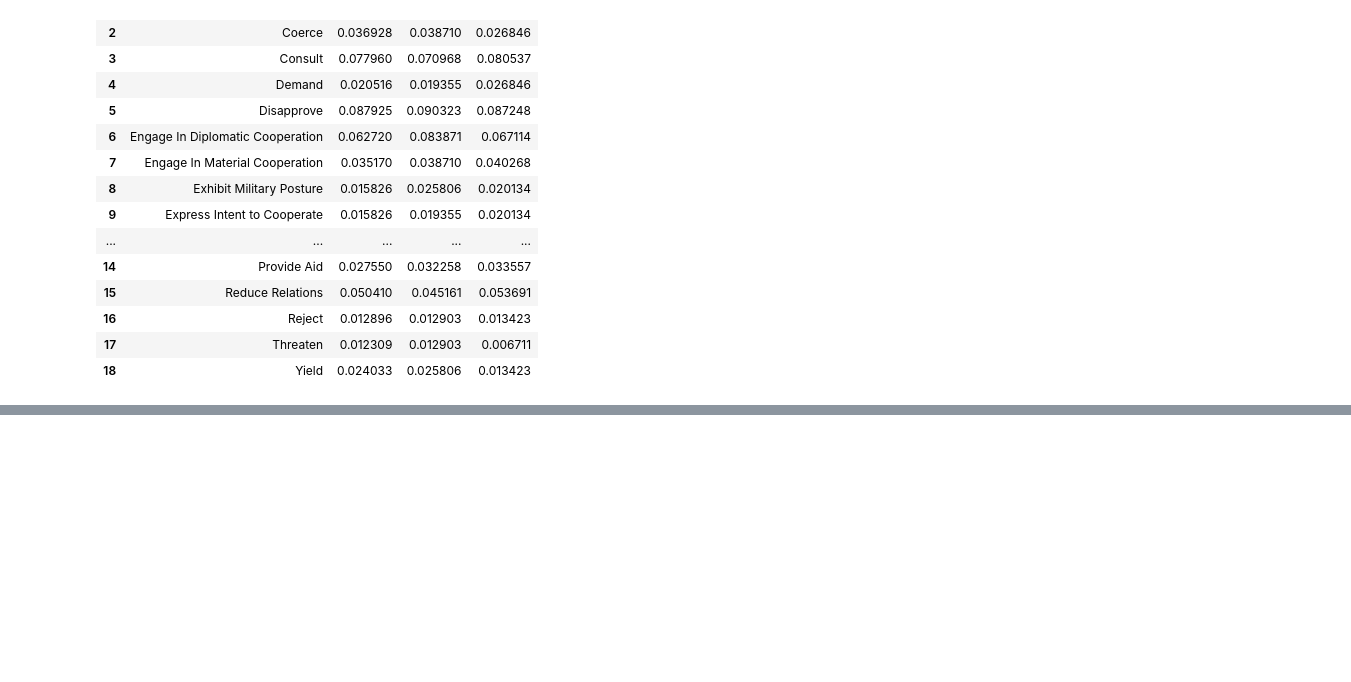
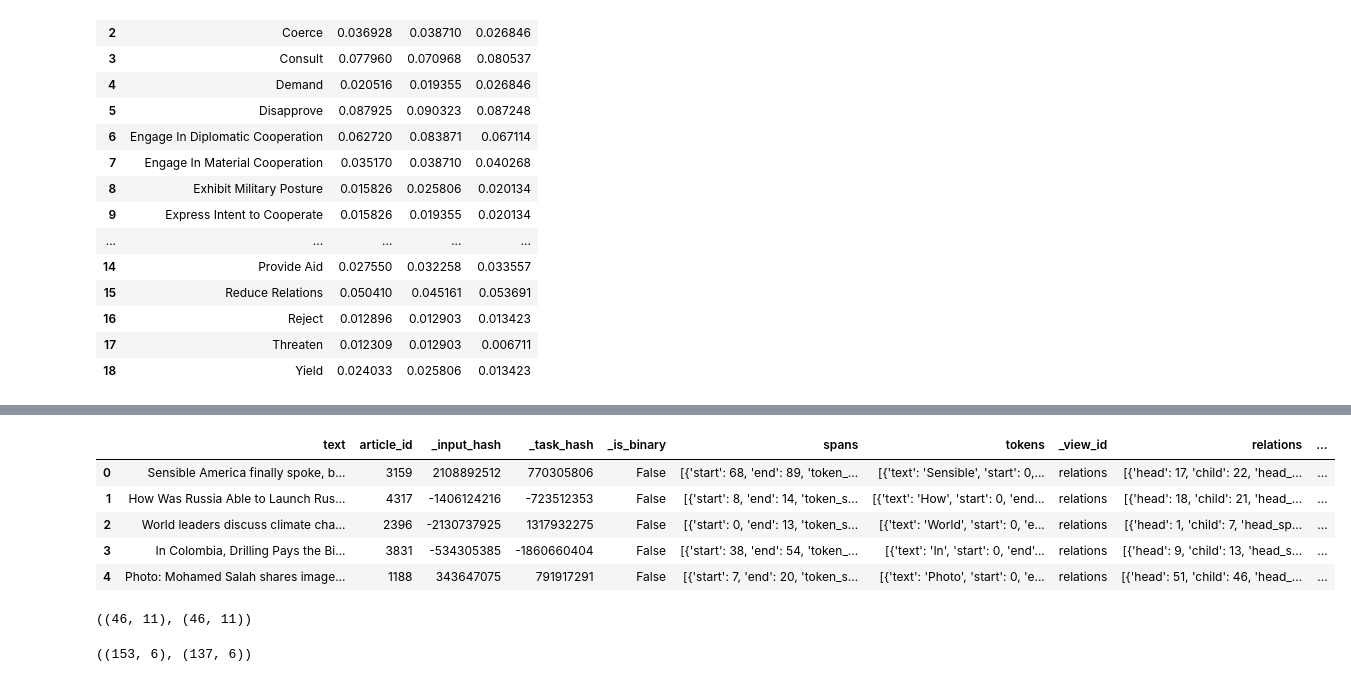
Before and after one commit to valentinwerner1/Thesis_RelationExtraction_PoliticsNews, a Jupyter notebook: data_src/EDA_annotated.ipynb, the cells around one changed output, grey strips where cells are left out. Saved outputs shown, nothing was run; the diff lists cells and outputs as text; code cells hidden in the pictures; blank space fills up the shorter version.

```diff
--- a/data_src/EDA_annotated.ipynb
+++ b/data_src/EDA_annotated.ipynb
@@ -315,0 +305,15 @@ tr.merge(vali, on = "relations").merge(testi, on = "relations")
+# %%
+read = pd.read_json("raw/out_label/counter_annotate.json", lines = True)
+df_c = read[read.answer == "accept"]
+df_c.head()
+# %% [output]
+|  | text | article_id | _input_hash | _task_hash | _is_binary | spans | tokens | _view_id | relations | ... |
+| 0 | Sensible America finally spoke, b... | 3159 | 2108892512 | 770305806 | False | [{'start': 68, 'end': 89, 'token_... | [{'text': 'Sensible', 'start': 0,... | relations | [{'head': 17, 'child': 22, 'head_... | ... |
+| 1 | How Was Russia Able to Launch Rus... | 4317 | -1406124216 | -723512353 | False | [{'start': 8, 'end': 14, 'token_s... | [{'text': 'How', 'start': 0, 'end... | relations | [{'head': 18, 'child': 21, 'head_... | ... |
+| 2 | World leaders discuss climate cha... | 2396 | -2130737925 | 1317932275 | False | [{'start': 0, 'end': 13, 'token_s... | [{'text': 'World', 'start': 0, 'e... | relations | [{'head': 1, 'child': 7, 'head_sp... | ... |
+| 3 | In Colombia, Drilling Pays the Bi... | 3831 | -534305385 | -1860660404 | False | [{'start': 38, 'end': 54, 'token_... | [{'text': 'In', 'start': 0, 'end'... | relations | [{'head': 9, 'child': 13, 'head_s... | ... |
+| 4 | Photo: Mohamed Salah shares image... | 1188 | 343647075 | 791917291 | False | [{'start': 7, 'end': 20, 'token_s... | [{'text': 'Photo', 'start': 0, 'e... | relations | [{'head': 51, 'child': 46, 'head_... | ... |
+# %%
+df_f.shape, df_c.shape
+# %% [output]
+((46, 11), (46, 11))
@@ -315,0 +353,4 @@ tr.merge(vali, on = "relations").merge(testi, on = "relations")
+# %%
+df_fel.shape, df_cou.shape
+# %% [output]
+((153, 6), (137, 6))
```
Also changed, not shown: parts of 28 cells of this notebook, 3 other files.
